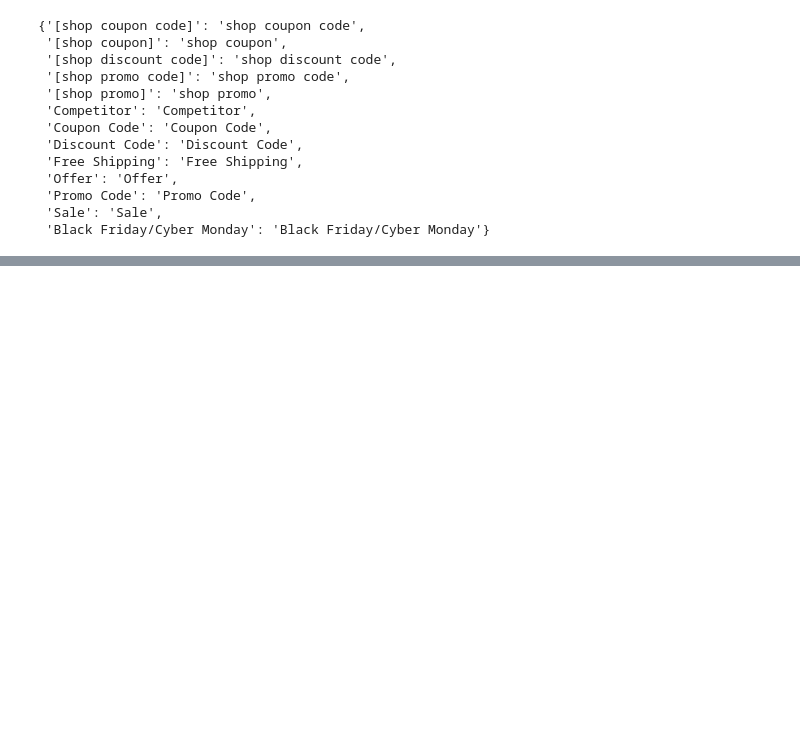
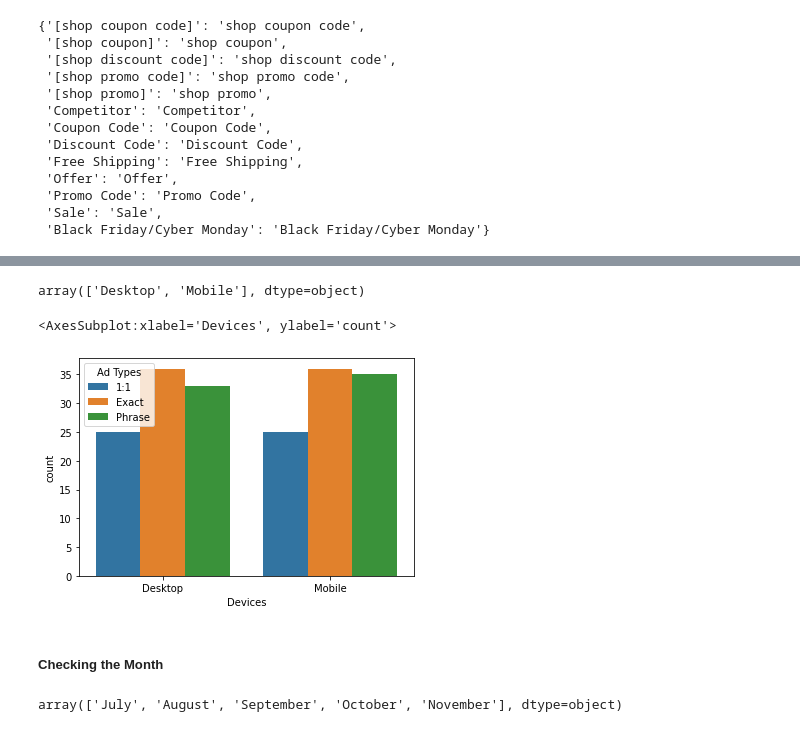
Before and after one commit to aifakhri/marketing-analytics-case, a Jupyter notebook: marketingAnalysis.ipynb, the cells around one changed output, grey strips where cells are left out. Saved outputs shown, nothing was run; the diff lists cells and outputs as text; code cells hidden in the pictures; blank space fills up the shorter version.

```diff
--- a/marketingAnalysis.ipynb
+++ b/marketingAnalysis.ipynb
@@ -109,3 +137,5 @@ cleaned_name
  'Promo Code': 'Promo Code',
  'Sale': 'Sale',
  'Black Friday/Cyber Monday': 'Black Friday/Cyber Monday'}
+# %%
+market_df["Campaigns"].replace(cleaned_name, inplace=True)
@@ -111,0 +151,22 @@ cleaned_name
+# %%
+# Change device data for better clarity
+initial_name = market_df["Devices"].unique()
+new_name = ["Desktop", "Mobile"]
+change_name = dict(zip(initial_name, new_name))
+
+market_df["Devices"].replace(change_name, inplace=True)
+# %%
+market_df["Devices"].unique()
+# %% [output]
+array(['Desktop', 'Mobile'], dtype=object)
+# %%
+sns.countplot(x="Devices", hue="Ad Types", data=market_df)
+# %% [output]
+<AxesSubplot:xlabel='Devices', ylabel='count'>
+[figure, added]
+# %% [markdown]
+##### **Checking the Month**
+# %%
+market_df["Month"].unique()
+# %% [output]
+array(['July', 'August', 'September', 'October', 'November'], dtype=object)
```
Also changed, not shown: parts of 16 cells of this notebook.
